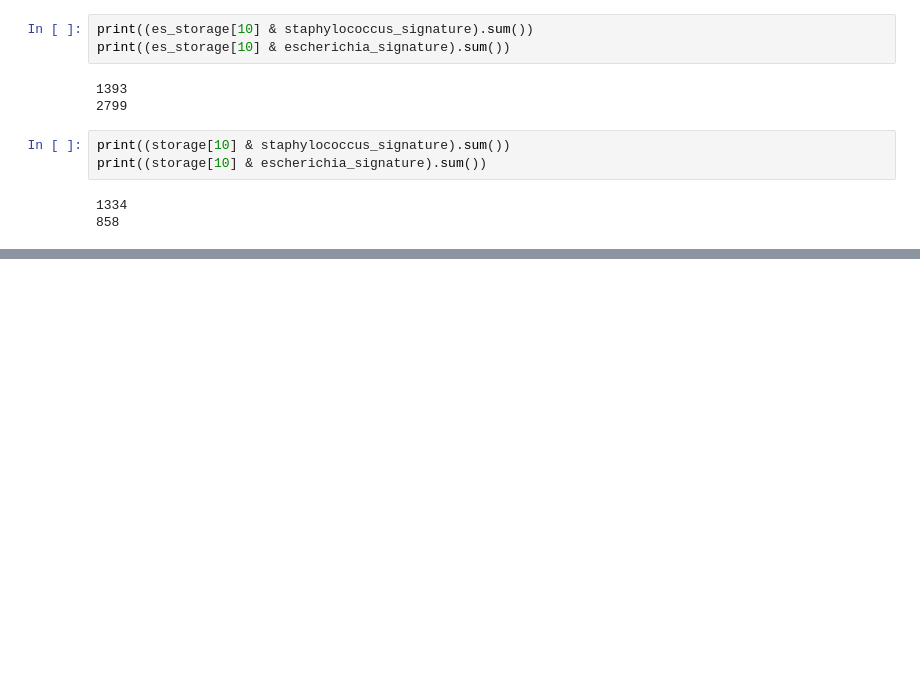
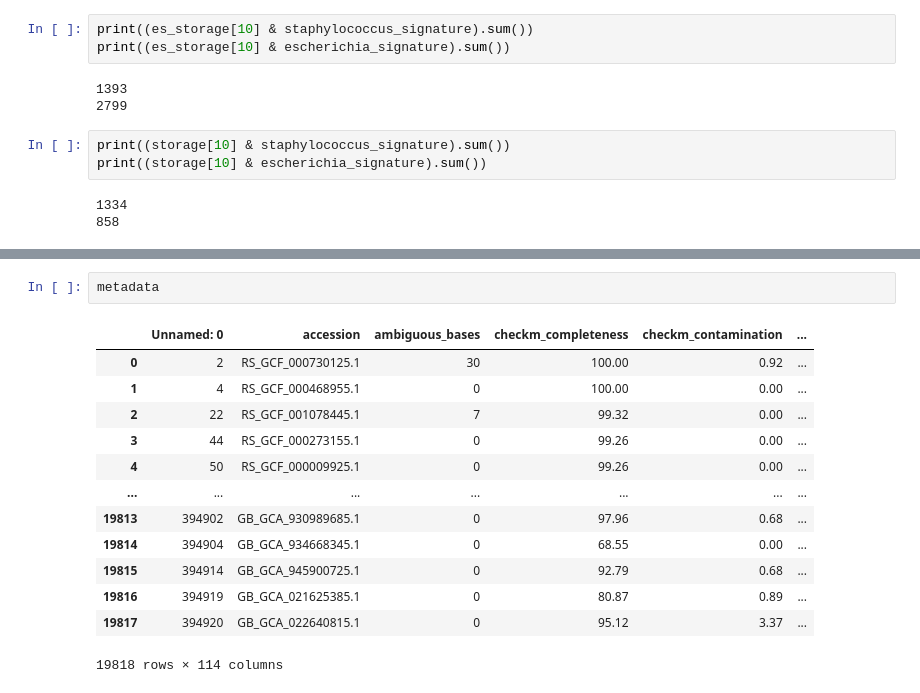
Before and after one commit to GZHoffie/TDT, a Jupyter notebook: compressor/test.ipynb, the cells around one changed output, grey strips where cells are left out. Cells and saved outputs as stored; diff of their text form; blank space fills up the shorter version.

```diff
--- a/compressor/test.ipynb
+++ b/compressor/test.ipynb
@@ -150,0 +316,16 @@ print((storage[10] & escherichia_signature).sum())
+# %%
+metadata
+# %% [output]
+|  | Unnamed: 0 | accession | ambiguous_bases | checkm_completeness | checkm_contamination | ... |
+| 0 | 2 | RS_GCF_000730125.1 | 30 | 100.00 | 0.92 | ... |
+| 1 | 4 | RS_GCF_000468955.1 | 0 | 100.00 | 0.00 | ... |
+| 2 | 22 | RS_GCF_001078445.1 | 7 | 99.32 | 0.00 | ... |
+| 3 | 44 | RS_GCF_000273155.1 | 0 | 99.26 | 0.00 | ... |
+| 4 | 50 | RS_GCF_000009925.1 | 0 | 99.26 | 0.00 | ... |
+| ... | ... | ... | ... | ... | ... | ... |
+| 19813 | 394902 | GB_GCA_930989685.1 | 0 | 97.96 | 0.68 | ... |
+| 19814 | 394904 | GB_GCA_934668345.1 | 0 | 68.55 | 0.00 | ... |
+| 19815 | 394914 | GB_GCA_945900725.1 | 0 | 92.79 | 0.68 | ... |
+| 19816 | 394919 | GB_GCA_021625385.1 | 0 | 80.87 | 0.89 | ... |
+| 19817 | 394920 | GB_GCA_022640815.1 | 0 | 95.12 | 3.37 | ... |
+19818 rows × 114 columns
```
Also changed, not shown: parts of 13 cells of this notebook.
